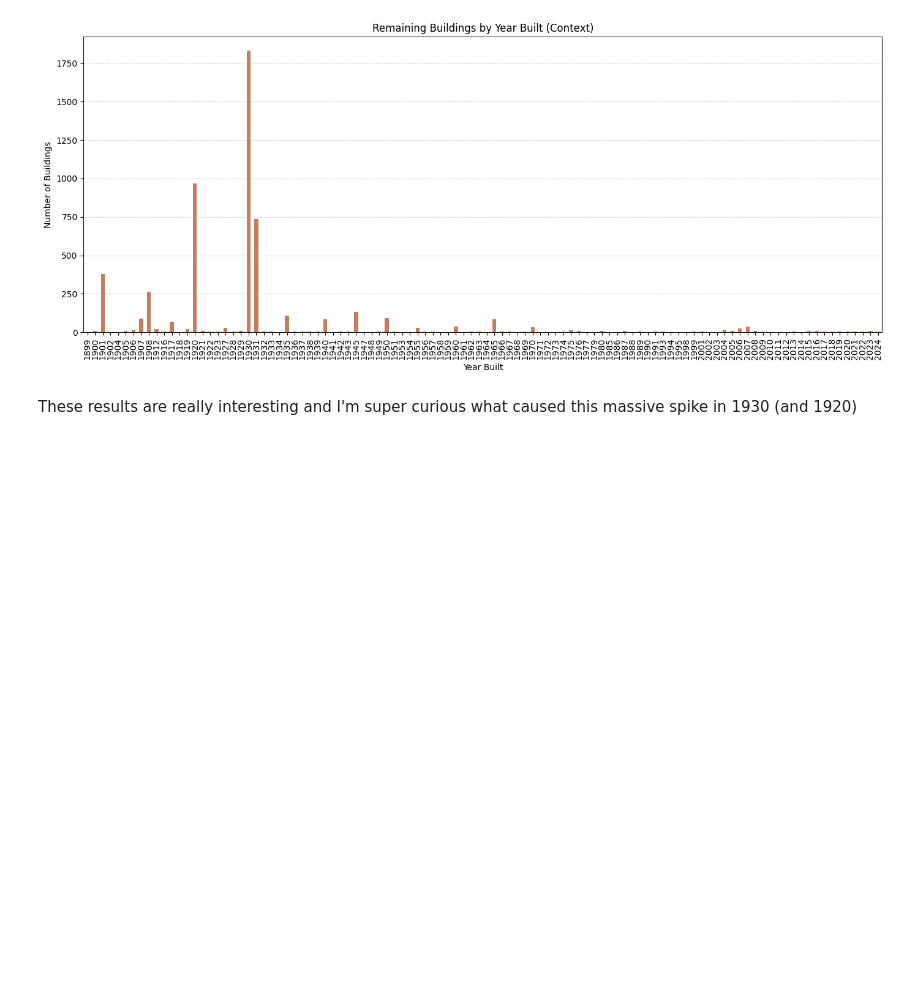
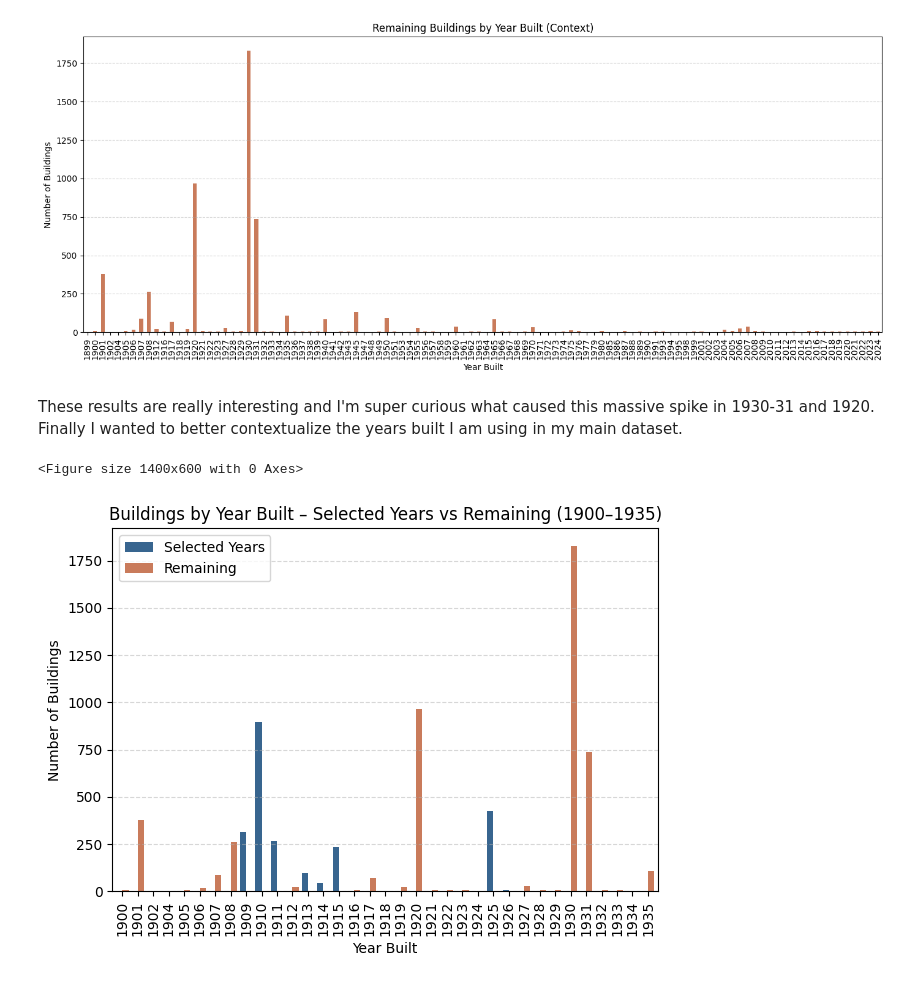
Before and after one commit to mika-yassur/my-mapping-systems, a Jupyter notebook: final project/final_project.ipynb, the cells around one changed output. Cells and saved outputs as stored; diff of their text form; code cells hidden in the pictures; blank space fills up the shorter version.

```diff
--- a/final project/final_project.ipynb
+++ b/final project/final_project.ipynb
@@ -133,5 +110,9 @@ plt.show()
 # %%
 boundary = gpd.read_file("boundary.geojson")
+# %%
+# Ensure the boundary CRS matches the filtered GeoDataFrame CRS
+if boundary.crs != filtered.crs:
+    boundary = boundary.to_crs(filtered.crs)
 # %%
 filtered_within_boundary = gpd.sjoin(
     filtered,
@@ -340,4 +321,70 @@ plt.show()
 # %% [output]
 [figure]
 # %% [markdown]
-These results are really interesting and I'm super curious what caused this massive spike in 1930 (and 1920)
+These results are really interesting and I'm super curious what caused this massive spike in 1930-31 and 1920.
+Finally I wanted to better contextualize the years built I am using in my main dataset.
+# %%
+import geopandas as gpd
+import pandas as pd
+import matplotlib.pyplot as plt
+
+
+# --- Ensure matching CRS ---
+if pluto.crs != boundary.crs:
+    pluto = pluto.to_crs(boundary.crs)
+
+# --- Keep only polygon geometries in boundary ---
+boundary = boundary[boundary.geometry.type.isin(["Polygon", "MultiPolygon"])]
+
+# --- Merge boundary polygons into one ---
+boundary = boundary.dissolve()
+
+# --- Clip Pluto buildings to neighborhood ---
+pluto_in_boundary = gpd.overlay(pluto, boundary, how="intersection")
+
+# --- Clean YearBuilt ---
+pluto_in_boundary = pluto_in_boundary[pluto_in_boundary["YearBuilt"].notnull()]
+pluto_in_boundary = pluto_in_boundary[pluto_in_boundary["YearBuilt"] != 0]
+pluto_in_boundary["YearBuilt"] = pluto_in_boundary["YearBuilt"].astype(int)
+pluto_in_boundary = pluto_in_boundary[
+    (pluto_in_boundary["YearBuilt"] > 1800) & (pluto_in_boundary["YearBuilt"] < 2030)
+]
+
+# --- Define your years of interest ---
+years_interest = {1914, 1909, 1910, 1924, 1925, 1926, 1911, 1913, 1915}
+
+# --- Split into two groups ---
+selected_buildings = pluto_in_boundary[
+    pluto_in_boundary["YearBuilt"].isin(years_interest)
+]
+remaining_buildings = pluto_in_boundary[
+    ~pluto_in_boundary["YearBuilt"].isin(years_interest)
+]
+
+# --- Count by year ---
+counts_interest = selected_buildings["YearBuilt"].value_counts().sort_index()
+counts_remaining = remaining_buildings["YearBuilt"].value_counts().sort_index()
+
+# --- Merge counts into one DataFrame ---
+df_counts = pd.DataFrame(
+    {"Selected Years": counts_interest, "Remaining": counts_remaining}
+).fillna(0)
+
+# --- Keep only years with buildings in at least one category ---
+df_counts = df_counts[(df_counts["Selected Years"] > 0) | (df_counts["Remaining"] > 0)]
+
+# --- Limit to 1900–1935 ---
+df_counts = df_counts[(df_counts.index >= 1900) & (df_counts.index <= 1935)]
+
+# --- Plot ---
+plt.figure(figsize=(14, 6))
+df_counts.plot(kind="bar", color=["#38658F", "#C97B5B"], width=0.8)
+plt.title("Buildings by Year Built – Selected Years vs Remaining (1900–1935)")
+plt.xlabel("Year Built")
+plt.ylabel("Number of Buildings")
+plt.grid(axis="y", linestyle="--", alpha=0.5)
+plt.tight_layout()
+plt.show()
+# %% [output]
+<Figure size 1400x600 with 0 Axes>
+[figure, added]
```
Also changed, not shown: parts of 8 cells of this notebook, 7 other files.
